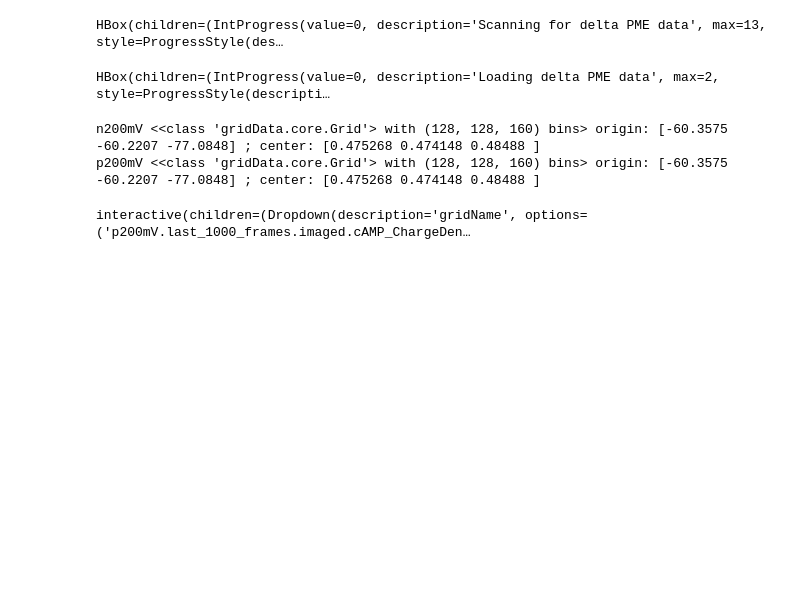
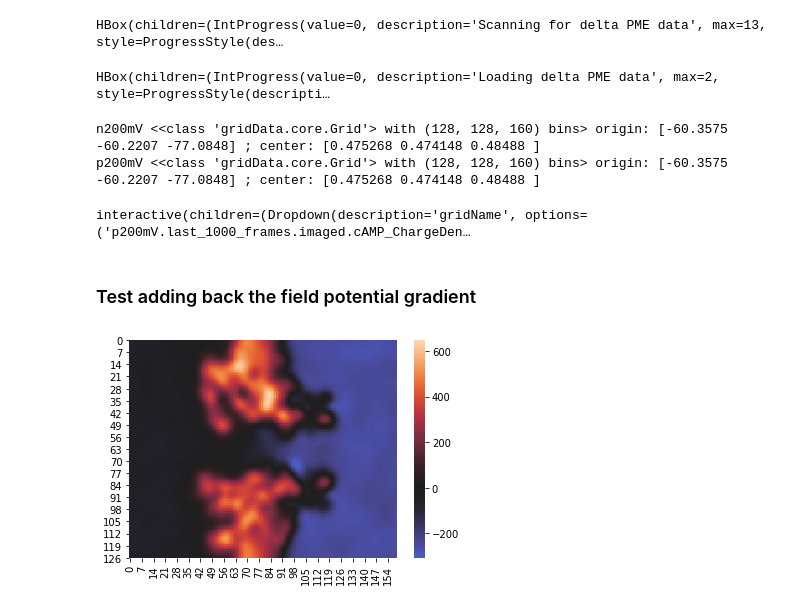
Before and after one commit to LynaLuo-Lab/MD-data-uncertainty-analysis, a Jupyter notebook: Ion_Permation_Statistics.ipynb, the cells around one changed output. Drawn from its saved outputs; the diff is of its cells as text; code cells hidden in the pictures; blank space fills up the shorter version.

Commit message:
tested adding field potential gradient back to PME 'reaction field'

```diff
--- a/Ion_Permation_Statistics.ipynb
+++ b/Ion_Permation_Statistics.ipynb
@@ -446,3 +446,20 @@ def plotGrid(gridName=[filename for filename in os.listdir(dataDir) \
     plt.show()
 # %% [output]
 interactive(children=(Dropdown(description='gridName', options=('p200mV.last_1000_frames.imaged.cAMP_ChargeDen…
+# %% [markdown]
+### Test adding back the field potential gradient
+# %%
+scaleFactor=25.7*310.15/298
+tempGrid=pmeDict['p200mV_noLigand']*scaleFactor
+tempGridCenter=tempGrid.origin+tempGrid.delta*np.array(tempGrid.grid.shape)/2
+tempGrid.grid=tempGrid.grid+(
+    (tempGridCenter[2]-tempGrid.midpoints[2])*(200) / \
+    (tempGrid.delta[2]*tempGrid.grid.shape[2])
+)
+offset=0.0
+offsetIndex=int(tempGrid.grid.shape[1]*(.5+offset))
+plotData=tempGrid.grid[:,offsetIndex,:]
+sns.heatmap(plotData,center=0)
+plt.show()
+# %% [output]
+[figure, added]
```
Also changed, not shown: parts of 1 cell of this notebook.
